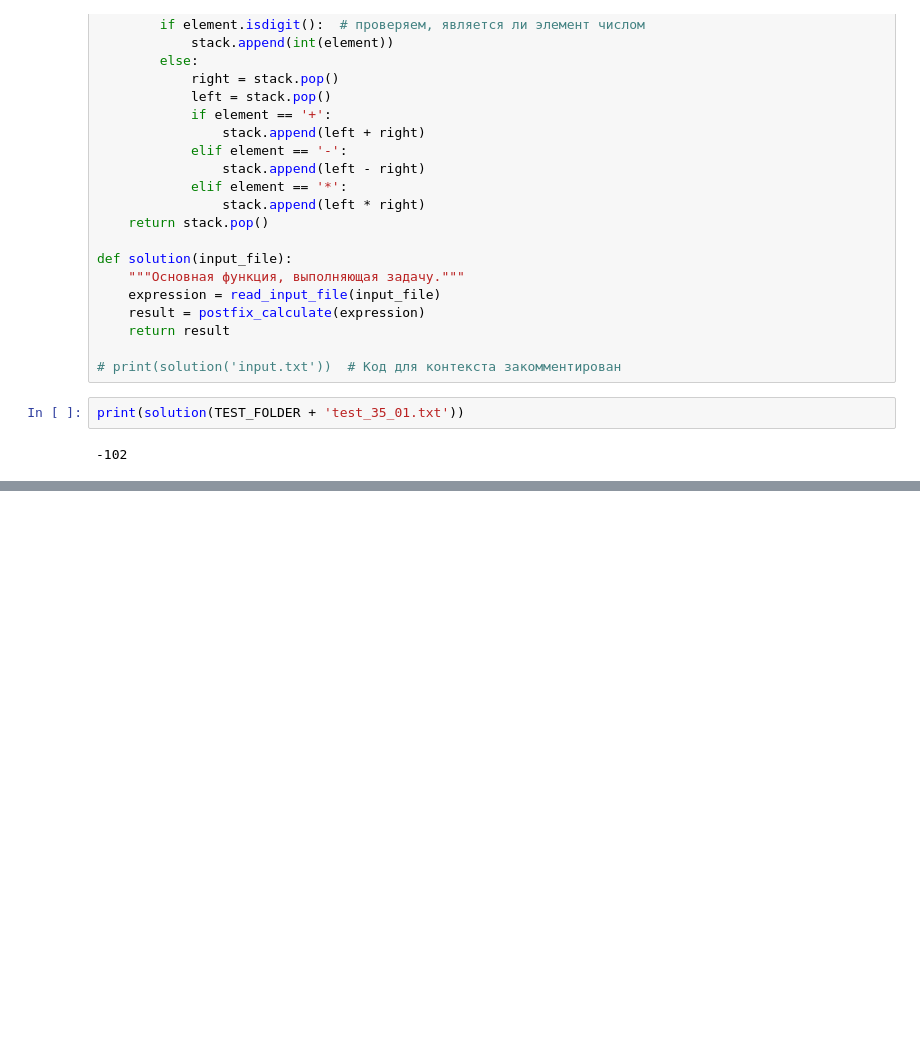
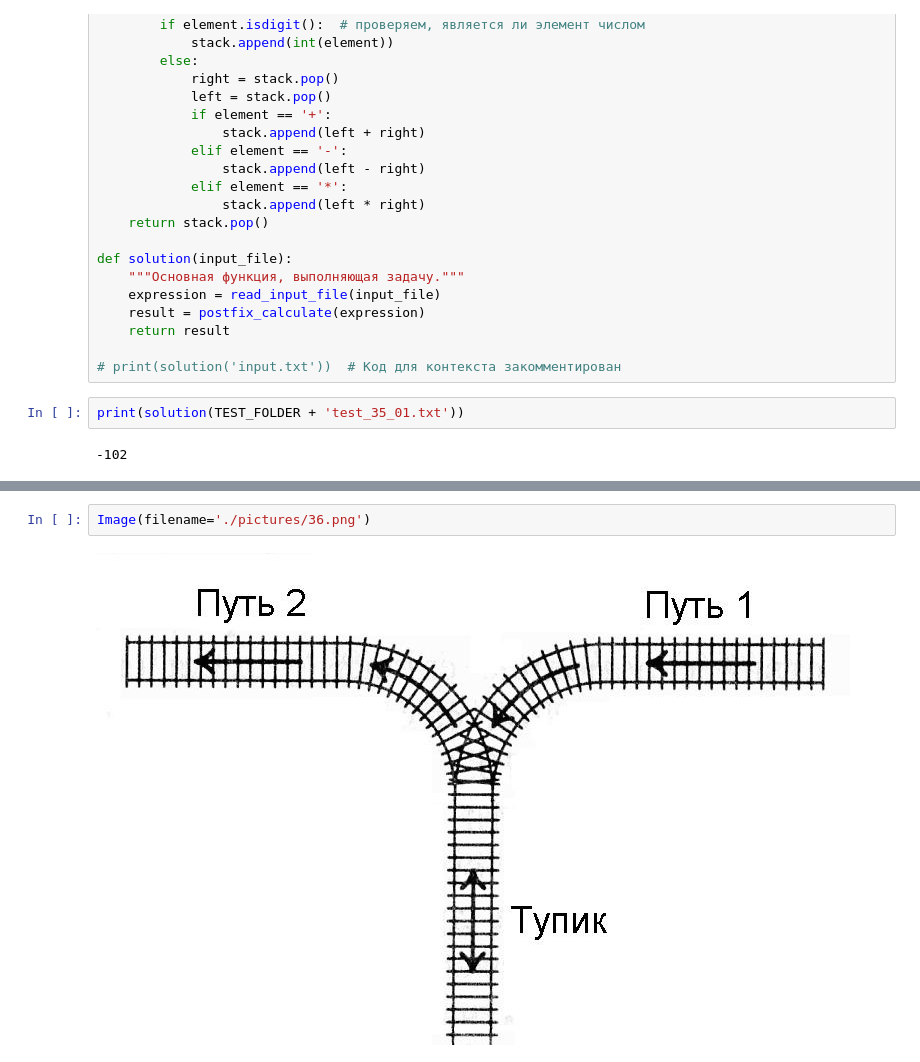
Before and after one commit to alex-sokolov2011/ds_interview_prep_resources, a Jupyter notebook: algo/algorithms.ipynb, the cells around one changed output, grey strips where cells are left out. Cells and saved outputs as stored; diff of their text form; blank space fills up the shorter version.

```diff
--- a/algo/algorithms.ipynb
+++ b/algo/algorithms.ipynb
@@ -3529,0 +3544,4 @@ print(solution(TEST_FOLDER + 'test_35_01.txt'))
+# %%
+Image(filename='./pictures/36.png')
+# %% [output]
+[figure, added]
```
Also changed, not shown: parts of 31 cells of this notebook, 5 other files.
